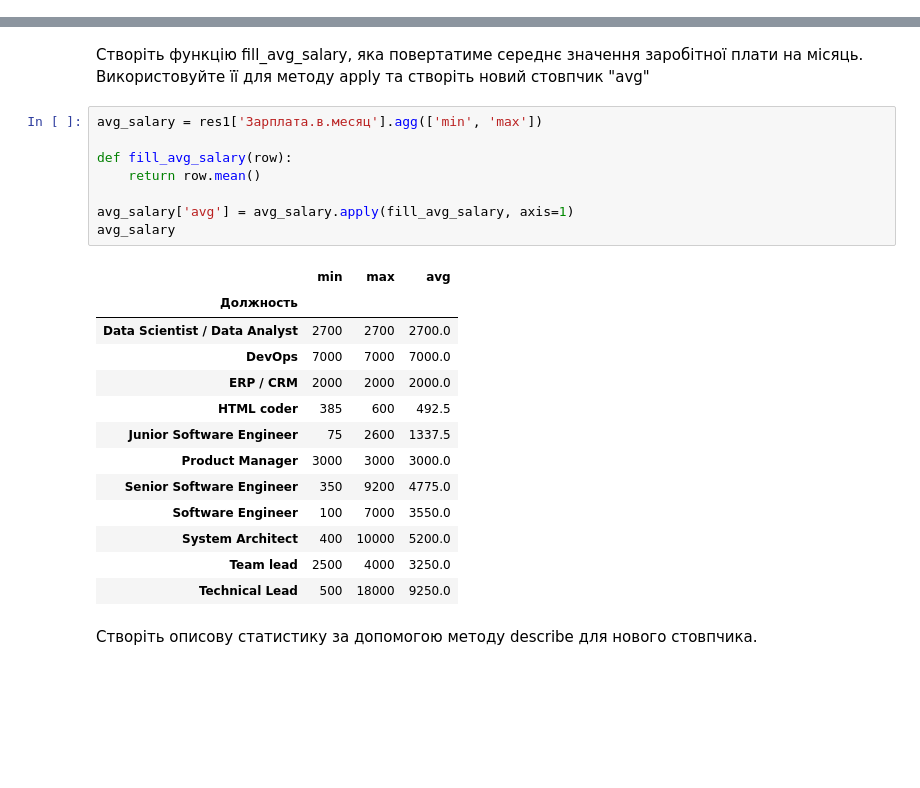
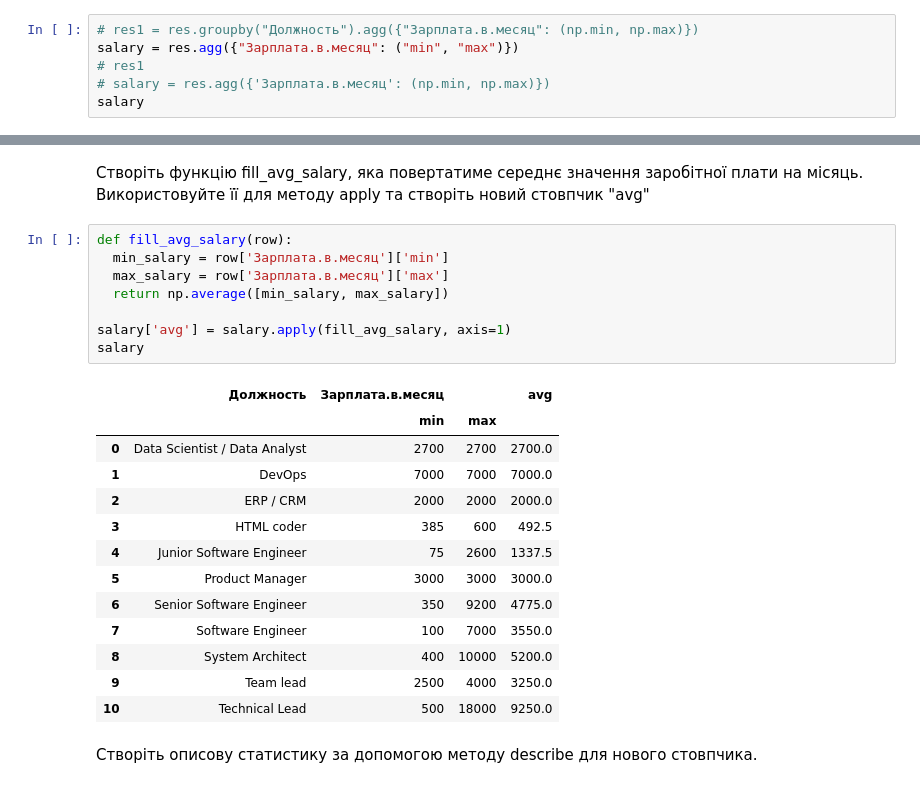
Before and after one commit to anton-akulenko/HW02-DS, a Jupyter notebook: DS_HW02_02.ipynb, the cells around one changed output, grey strips where cells are left out. Saved outputs shown, nothing was run; the diff lists cells and outputs as text; blank space fills up the shorter version.

```diff
--- a/DS_HW02_02.ipynb
+++ b/DS_HW02_02.ipynb
@@ -218,0 +201,6 @@ res1.agg({"Зарплата.в.месяц": ["min", "max"]})
+# %%
+# res1 = res.groupby("Должность").agg({"Зарплата.в.месяц": (np.min, np.max)})
+salary = res.agg({"Зарплата.в.месяц": ("min", "max")})
+# res1
+# salary = res.agg({'Зарплата.в.месяц': (np.min, np.max)})
+salary
@@ -219,27 +221,27 @@ res1.agg({"Зарплата.в.месяц": ["min", "max"]})
 # %% [markdown]
 Створіть функцію fill_avg_salary, яка повертатиме середнє значення заробітної плати на місяць. Використовуйте її для методу apply та створіть новий стовпчик "avg"
-# %%
-avg_salary = res1['Зарплата.в.месяц'].agg(['min', 'max'])
-
-def fill_avg_salary(row):
-    return row.mean()
-
-avg_salary['avg'] = avg_salary.apply(fill_avg_salary, axis=1)
-avg_salary
-# %% [output]
-|  | min | max | avg |
-| Должность |  |  |  |
-| Data Scientist / Data Analyst | 2700 | 2700 | 2700.0 |
-| DevOps | 7000 | 7000 | 7000.0 |
-| ERP / CRM | 2000 | 2000 | 2000.0 |
-| HTML coder | 385 | 600 | 492.5 |
-| Junior Software Engineer | 75 | 2600 | 1337.5 |
-| Product Manager | 3000 | 3000 | 3000.0 |
-| Senior Software Engineer | 350 | 9200 | 4775.0 |
-| Software Engineer | 100 | 7000 | 3550.0 |
-| System Architect | 400 | 10000 | 5200.0 |
-| Team lead | 2500 | 4000 | 3250.0 |
-| Technical Lead | 500 | 18000 | 9250.0 |
+# %%
+def fill_avg_salary(row):
+  min_salary = row['Зарплата.в.месяц']['min']
+  max_salary = row['Зарплата.в.месяц']['max']
+  return np.average([min_salary, max_salary])
+
+salary['avg'] = salary.apply(fill_avg_salary, axis=1)
+salary
+# %% [output]
+|  | Должность | Зарплата.в.месяц |  | avg |
+|  |  | min | max |  |
+| 0 | Data Scientist / Data Analyst | 2700 | 2700 | 2700.0 |
+| 1 | DevOps | 7000 | 7000 | 7000.0 |
+| 2 | ERP / CRM | 2000 | 2000 | 2000.0 |
+| 3 | HTML coder | 385 | 600 | 492.5 |
+| 4 | Junior Software Engineer | 75 | 2600 | 1337.5 |
+| 5 | Product Manager | 3000 | 3000 | 3000.0 |
+| 6 | Senior Software Engineer | 350 | 9200 | 4775.0 |
+| 7 | Software Engineer | 100 | 7000 | 3550.0 |
+| 8 | System Architect | 400 | 10000 | 5200.0 |
+| 9 | Team lead | 2500 | 4000 | 3250.0 |
+| 10 | Technical Lead | 500 | 18000 | 9250.0 |
 # %% [markdown]
 Створіть описову статистику за допомогою методу describe для нового стовпчика.
 # %%
```
Also changed, not shown: parts of 8 cells of this notebook.
